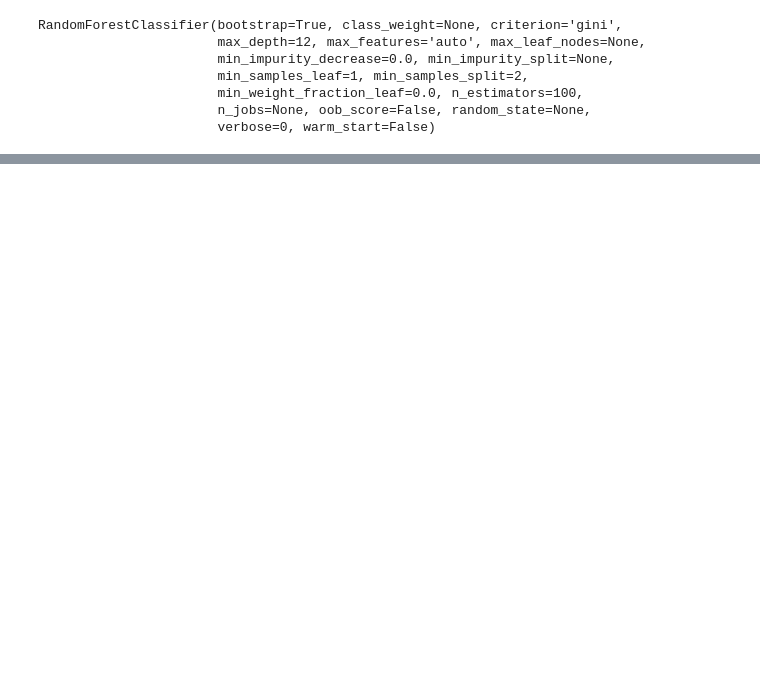
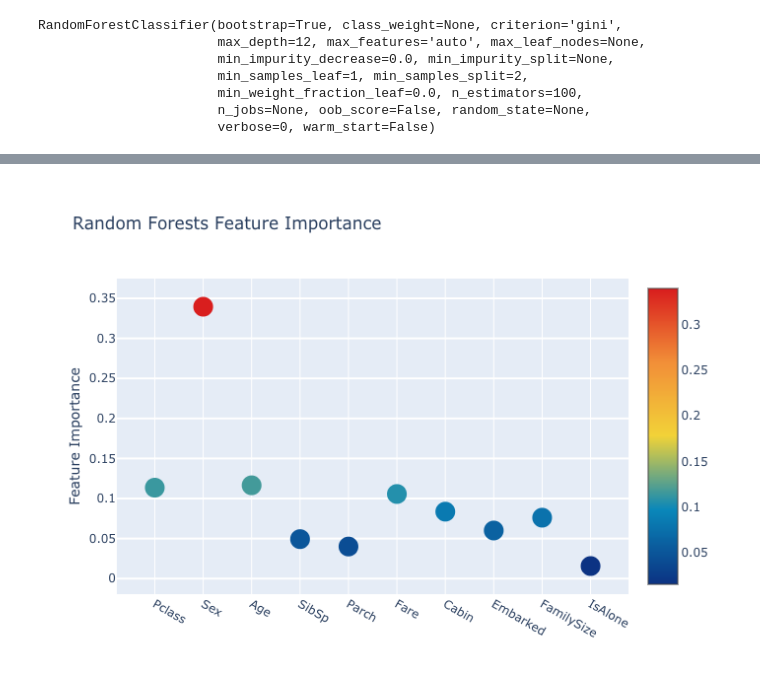
Before and after one commit to prerit2010/titanicSurvivalPrediction, a Jupyter notebook: model.ipynb, the cells around one changed output, grey strips where cells are left out. Saved outputs shown, nothing was run; the diff lists cells and outputs as text; code cells hidden in the pictures; blank space fills up the shorter version.

```diff
--- a/model.ipynb
+++ b/model.ipynb
@@ -335,5 +339,6 @@ Average Train score :  0.8976439581647941
 # %%
 rf_feature = clf.feature_importances_
 # %%
-plot_feature_importance("Random Forests", rf_feature)
+img_bytes = plot_feature_importance("Random Forests", rf_feature)
+Image(img_bytes)
 # %% [output]
@@ -340,0 +345 @@ plot_feature_importance("Random Forests", rf_feature)
+[figure, added]
```
Also changed, not shown: parts of 6 cells of this notebook.
